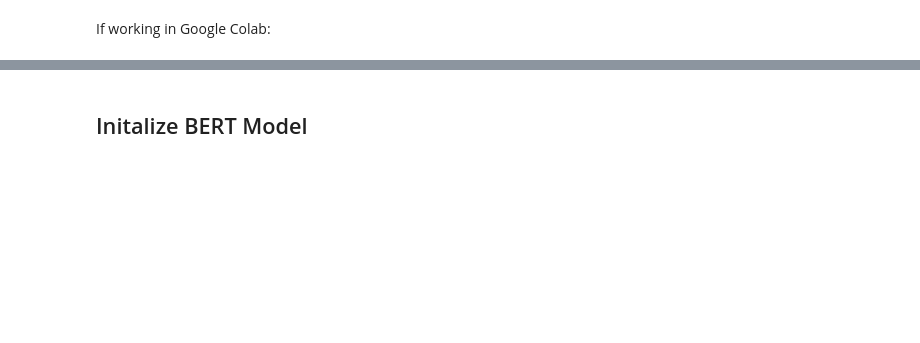
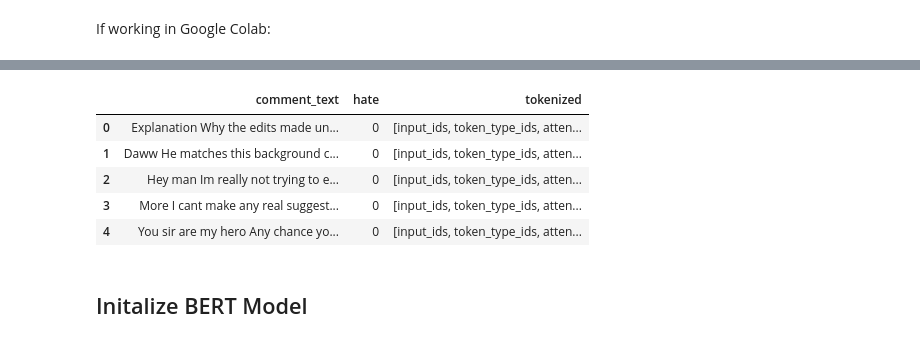
Before and after one commit to slinusc/BERT_vs_GPT_hate_speech_detection, a Jupyter notebook: hate_speech_detection_pipeline/training_transformer.ipynb, the cells around one changed output, grey strips where cells are left out. Cells and saved outputs as stored; diff of their text form; code cells hidden in the pictures; blank space fills up the shorter version.

```diff
--- a/hate_speech_detection_pipeline/training_transformer.ipynb
+++ b/hate_speech_detection_pipeline/training_transformer.ipynb
@@ -39,3 +41,12 @@ Mounted at /content/drive
+# %%
+data.head()
+# %% [output]
+|  | comment_text | hate | tokenized |
+| 0 | Explanation Why the edits made un... | 0 | [input_ids, token_type_ids, atten... |
+| 1 | Daww He matches this background c... | 0 | [input_ids, token_type_ids, atten... |
+| 2 | Hey man Im really not trying to e... | 0 | [input_ids, token_type_ids, atten... |
+| 3 | More I cant make any real suggest... | 0 | [input_ids, token_type_ids, atten... |
+| 4 | You sir are my hero Any chance yo... | 0 | [input_ids, token_type_ids, atten... |
 # %% [markdown]
 ## Initalize BERT Model
 # %%
```
Also changed, not shown: parts of 11 cells of this notebook.
